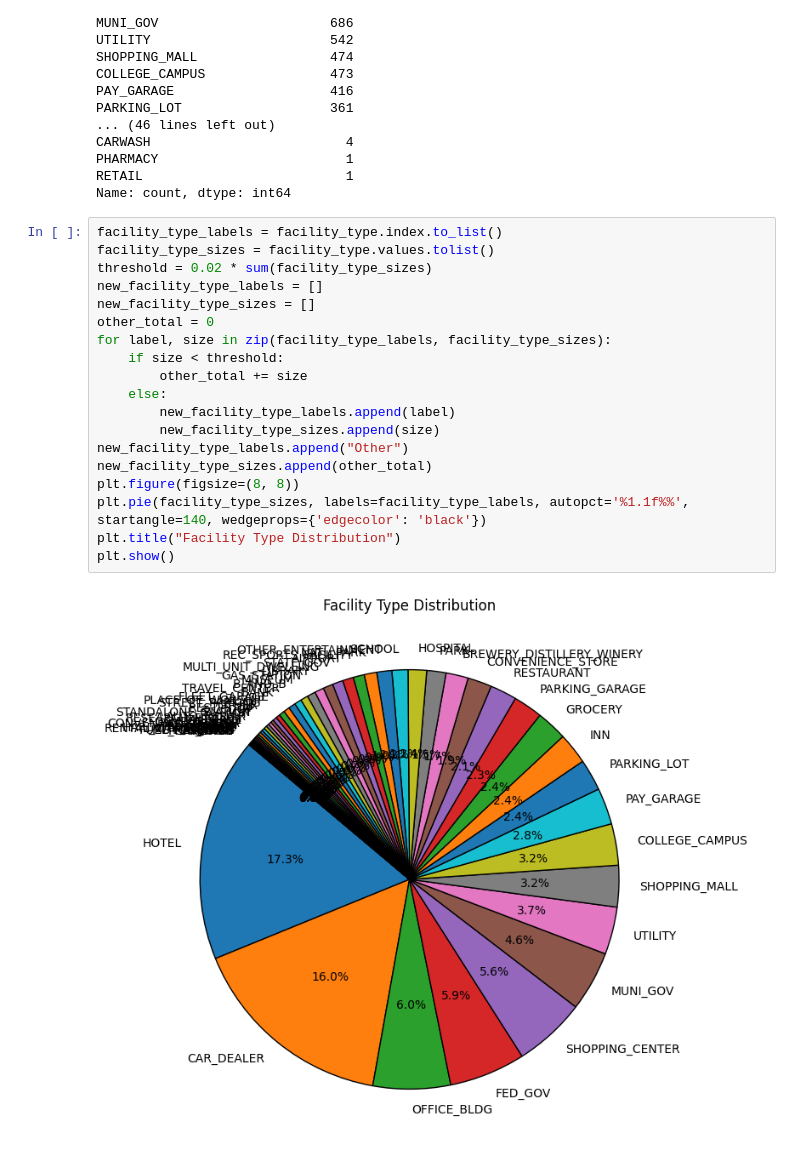
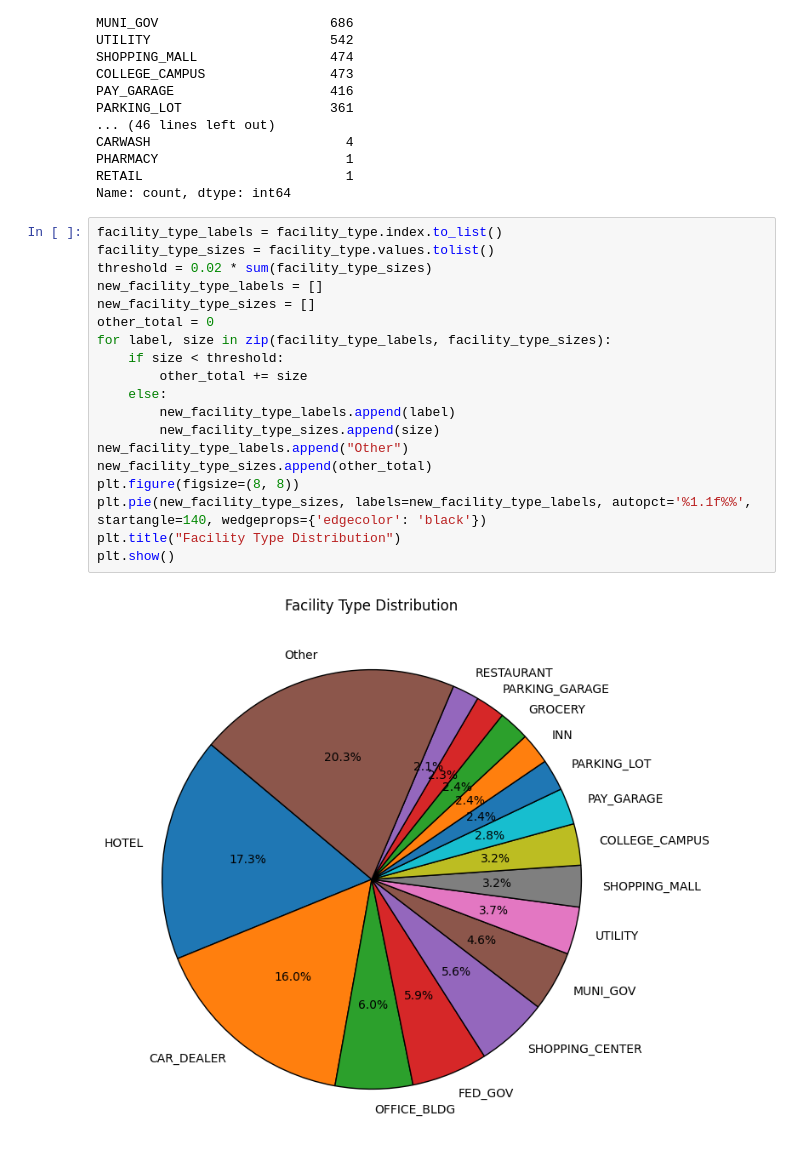
Before and after one commit to onetrue-6657/dataio2025, a Jupyter notebook: ev_stations.ipynb, the cells around one changed output. Cells and saved outputs as stored; diff of their text form.

```diff
--- a/ev_stations.ipynb
+++ b/ev_stations.ipynb
@@ -82,21 +83,21 @@ Name: count, dtype: int64
 # %%
 facility_type_labels = facility_type.index.to_list()
 facility_type_sizes = facility_type.values.tolist()
 threshold = 0.02 * sum(facility_type_sizes)
 new_facility_type_labels = []
 new_facility_type_sizes = []
 other_total = 0
 for label, size in zip(facility_type_labels, facility_type_sizes):
     if size < threshold:
         other_total += size
     else:
         new_facility_type_labels.append(label)
         new_facility_type_sizes.append(size)
 new_facility_type_labels.append("Other")
 new_facility_type_sizes.append(other_total)
 plt.figure(figsize=(8, 8))
-plt.pie(facility_type_sizes, labels=facility_type_labels, autopct='%1.1f%%', startangle=140, wedgeprops={'edgecolor': 'black'})
+plt.pie(new_facility_type_sizes, labels=new_facility_type_labels, autopct='%1.1f%%', startangle=140, wedgeprops={'edgecolor': 'black'})
 plt.title("Facility Type Distribution")
 plt.show()
 # %% [output]
-[figure, old version]
+[figure, new version]
```
Also changed, not shown: parts of 4 cells of this notebook, 2 other files.
